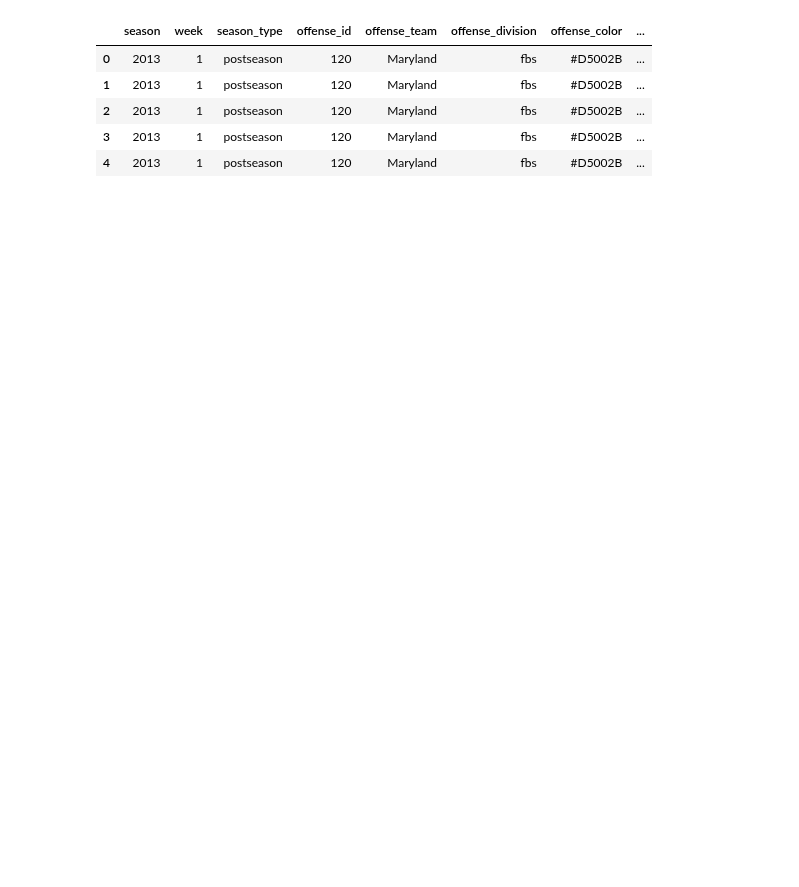
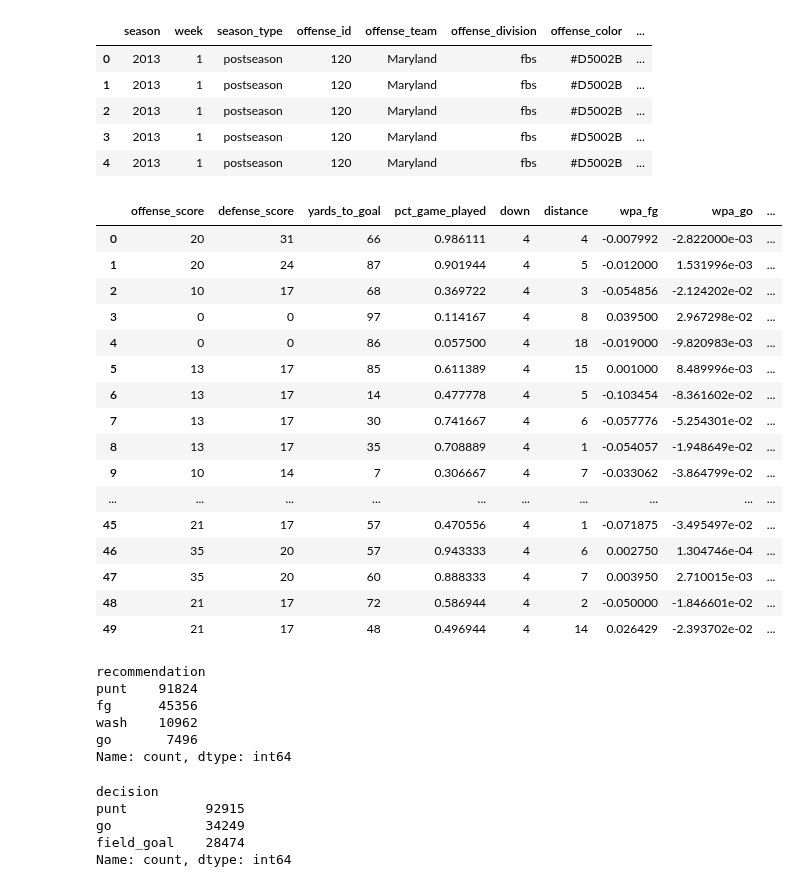
Before and after one commit to lneuendorf/4th-down-models, a Jupyter notebook: notebooks/generate_predictions.ipynb, the cells around one changed output. Saved outputs shown, nothing was run; the diff lists cells and outputs as text; code cells hidden in the pictures; blank space fills up the shorter version.

```diff
--- a/notebooks/generate_predictions.ipynb
+++ b/notebooks/generate_predictions.ipynb
@@ -773,3 +772,5 @@ df['exp_wp_fg_95'] = np.percentile(expected_wps, 95, axis=1)
+# %%
+df.drop(columns=['wp_make_proba', 'wp_miss_proba'], inplace=True)
 # %%
 import matplotlib.pyplot as plt
 
@@ -949,3 +983,5 @@ df['exp_wp_go_95'] = np.percentile(expected_wps, 95, axis=1)
+# %%
+df.drop(columns=['wp_convert_proba', 'wp_fail_proba'], inplace=True)
 # %% [markdown]
 ### iv. Win Probability with Punt
 # %%
@@ -1133,12 +1179,9 @@ df_teams['logos'] = df_teams['logos'].progress_apply(get_team_logos)
 cols = [
     'game_id','offense', 'offense_timeouts', 'defense_timeouts', 'home_id', 'home_team', 'home_division',
     'away_id', 'away_team', 'away_division', 'pregame_offense_elo', 'pregame_defense_elo',
-    'offense_points_scored', 'defense_points_scored',
-    'yards_to_goal','pct_game_played', 'down','distance',
-    'cur_win_proba_5', 'cur_win_proba_50', 'cur_win_proba_95',
-    'exp_wp_fg_5', 'exp_wp_fg_50', 'exp_wp_fg_95',
-    'exp_wp_go_5', 'exp_wp_go_50', 'exp_wp_go_95',
-    'exp_wp_punt_5', 'exp_wp_punt_50', 'exp_wp_punt_95',
+    'offense_score', 'defense_score',
+    'yards_to_goal','pct_game_played', 'down', 'distance',
+    'cur_win_proba', 'exp_wp_fg', 'exp_wp_go', 'exp_wp_punt',
     'decision'
 ]
 
@@ -1156,15 +1199,9 @@ res = (
         defense_id=lambda x: np.where(x['offense'] == x['home_team'], x['away_id'], x['home_id']),
         defense_team=lambda x: np.where(x['offense'] == x['home_team'], x['away_team'], x['home_team']),
         defense_division=lambda x: np.where(x['offense'] == x['home_team'], x['away_division'], x['home_division']),
-        wpa_fg_5=lambda x: x['exp_wp_fg_5'] - x['cur_win_proba_5'],
-        wpa_go_5=lambda x: x['exp_wp_go_5'] - x['cur_win_proba_5'],
-        wpa_punt_5=lambda x: x['exp_wp_punt_5'] - x['cur_win_proba_5'],
-        wpa_fg_50=lambda x: x['exp_wp_fg_50'] - x['cur_win_proba_50'],
-        wpa_go_50=lambda x: x['exp_wp_go_50'] - x['cur_win_proba_50'],
-        wpa_punt_50=lambda x: x['exp_wp_punt_50'] - x['cur_win_proba_50'],
-        wpa_fg_95=lambda x: x['exp_wp_fg_95'] - x['cur_win_proba_95'],
-        wpa_go_95=lambda x: x['exp_wp_go_95'] - x['cur_win_proba_95'],
-        wpa_punt_95=lambda x: x['exp_wp_punt_95'] - x['cur_win_proba_95'],
+        wpa_fg=lambda x: x['exp_wp_fg'] - x['cur_win_proba'],
+        wpa_go=lambda x: x['exp_wp_go'] - x['cur_win_proba'],
+        wpa_punt=lambda x: x['exp_wp_punt'] - x['cur_win_proba'],
     )
     .merge(
         df_teams[['season','id','color','alternate_color','logos']]
@@ -1196,19 +1233,18 @@ res = (
         'defense_color', 'defense_alternate_color', 'defense_logos',
         'offense_timeouts', 'defense_timeouts',
         'pregame_offense_elo', 'pregame_defense_elo',
-        'offense_points_scored', 'defense_points_scored',
+        'offense_score', 'defense_score',
         'yards_to_goal','pct_game_played', 'down','distance',
-        'wpa_fg_5', 'wpa_fg_50', 'wpa_fg_95',
-        'wpa_go_5', 'wpa_go_50', 'wpa_go_95',
-        'wpa_punt_5', 'wpa_punt_50', 'wpa_punt_95',
+        'wpa_fg', 'wpa_go', 'wpa_punt',
+        'cur_win_proba', 'exp_wp_fg', 'exp_wp_go', 'exp_wp_punt',
         'decision'
     ]]
     .assign(
         recommendation=lambda x: np.select(
             [
-                (x['wpa_fg_50'] > x['wpa_go_50']) & (x['wpa_fg_50'] > x['wpa_punt_50']),
-                (x['wpa_go_50'] > x['wpa_fg_50']) & (x['wpa_go_50'] > x['wpa_punt_50']),
-                (x['wpa_punt_50'] > x['wpa_fg_50']) & (x['wpa_punt_50'] > x['wpa_go_50']),
+                (x['wpa_fg'] > x['wpa_go']) & (x['wpa_fg'] > x['wpa_punt']),
+                (x['wpa_go'] > x['wpa_fg']) & (x['wpa_go'] > x['wpa_punt']),
+                (x['wpa_punt'] > x['wpa_fg']) & (x['wpa_punt'] > x['wpa_go']),
             ],
             [
                 'fg', 'go', 'punt'
@@ -1226,6 +1262,46 @@ res.head()
 | 2 | 2013 | 1 | postseason | 120 | Maryland | fbs | #D5002B | ... |
 | 3 | 2013 | 1 | postseason | 120 | Maryland | fbs | #D5002B | ... |
 | 4 | 2013 | 1 | postseason | 120 | Maryland | fbs | #D5002B | ... |
+# %%
+cols = ['offense_score', 'defense_score',
+       'yards_to_goal', 'pct_game_played', 'down', 'distance', 'wpa_fg',
+       'wpa_go', 'wpa_punt', 'cur_win_proba', 'decision', 'recommendation']
+res[cols].head(50)
+# %% [output]
+|  | offense_score | defense_score | yards_to_goal | pct_game_played | down | distance | wpa_fg | wpa_go | ... |
+| 0 | 20 | 31 | 66 | 0.986111 | 4 | 4 | -0.007992 | -2.822000e-03 | ... |
+| 1 | 20 | 24 | 87 | 0.901944 | 4 | 5 | -0.012000 | 1.531996e-03 | ... |
+| 2 | 10 | 17 | 68 | 0.369722 | 4 | 3 | -0.054856 | -2.124202e-02 | ... |
+| 3 | 0 | 0 | 97 | 0.114167 | 4 | 8 | 0.039500 | 2.967298e-02 | ... |
+| 4 | 0 | 0 | 86 | 0.057500 | 4 | 18 | -0.019000 | -9.820983e-03 | ... |
+| 5 | 13 | 17 | 85 | 0.611389 | 4 | 15 | 0.001000 | 8.489996e-03 | ... |
+| 6 | 13 | 17 | 14 | 0.477778 | 4 | 5 | -0.103454 | -8.361602e-02 | ... |
+| 7 | 13 | 17 | 30 | 0.741667 | 4 | 6 | -0.057776 | -5.254301e-02 | ... |
+| 8 | 13 | 17 | 35 | 0.708889 | 4 | 1 | -0.054057 | -1.948649e-02 | ... |
+| 9 | 10 | 14 | 7 | 0.306667 | 4 | 7 | -0.033062 | -3.864799e-02 | ... |
+| ... | ... | ... | ... | ... | ... | ... | ... | ... | ... |
+| 45 | 21 | 17 | 57 | 0.470556 | 4 | 1 | -0.071875 | -3.495497e-02 | ... |
+| 46 | 35 | 20 | 57 | 0.943333 | 4 | 6 | 0.002750 | 1.304746e-04 | ... |
+| 47 | 35 | 20 | 60 | 0.888333 | 4 | 7 | 0.003950 | 2.710015e-03 | ... |
+| 48 | 21 | 17 | 72 | 0.586944 | 4 | 2 | -0.050000 | -1.846601e-02 | ... |
+| 49 | 21 | 17 | 48 | 0.496944 | 4 | 14 | 0.026429 | -2.393702e-02 | ... |
+# %%
+res.recommendation.value_counts()
+# %% [output]
+recommendation
+punt    91824
+fg      45356
+wash    10962
+go       7496
+Name: count, dtype: int64
+# %%
+res.decision.value_counts()
+# %% [output]
+decision
+punt          92915
+go            34249
+field_goal    28474
+Name: count, dtype: int64
 # %%
 PREDICTIONS_DIR = os.path.join(DATA_DIR, 'predictions')
 if not os.path.exists(PREDICTIONS_DIR):
```
Also changed, not shown: parts of 17 cells of this notebook.
